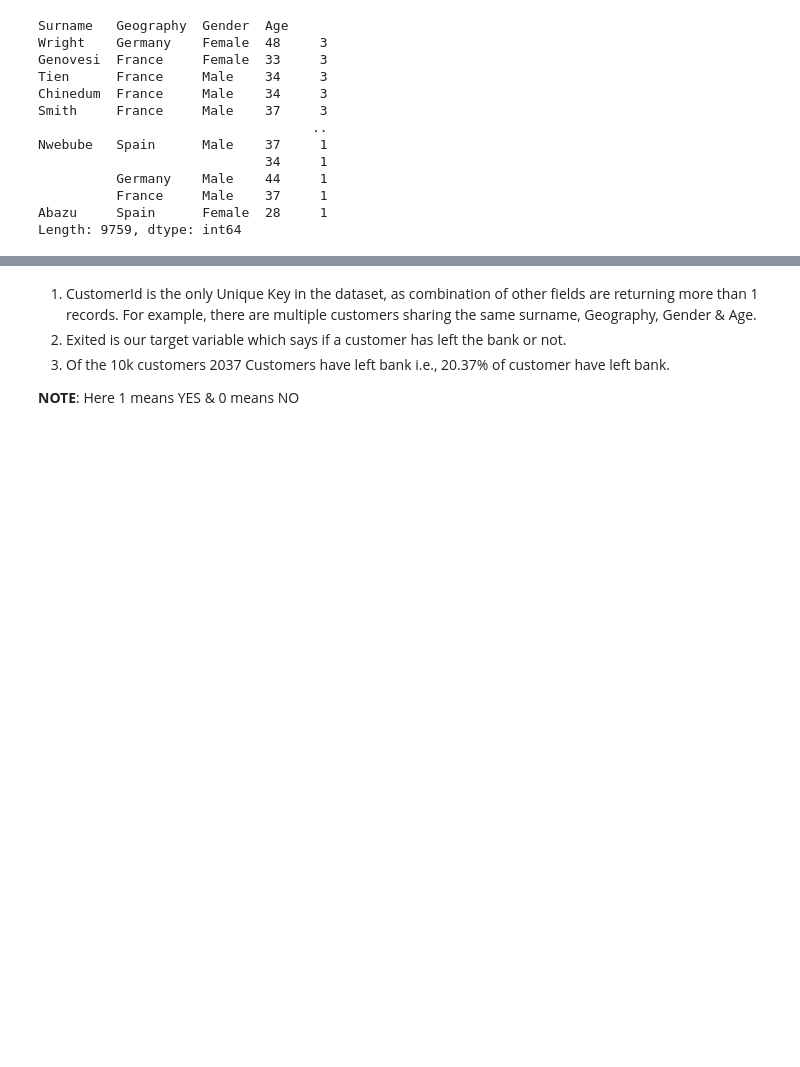
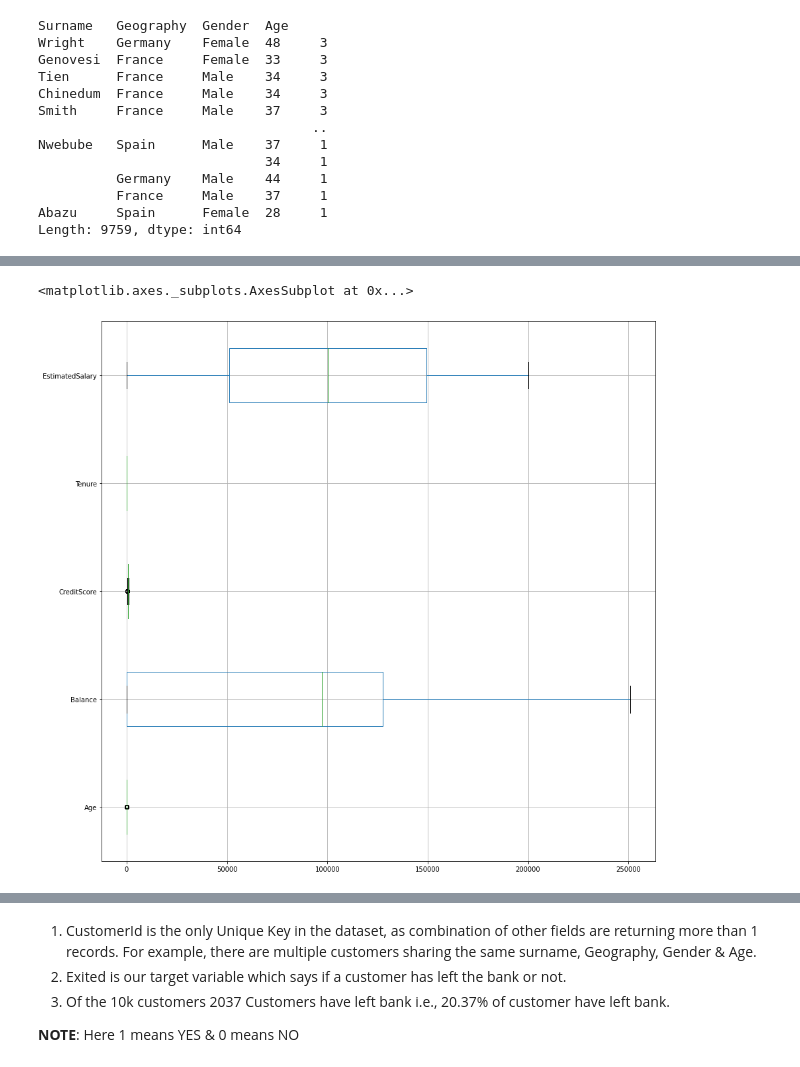
Before and after one commit to santhoshbvsrk/DeepLearning, a Jupyter notebook: ChurnModelling/ChurnModelling.ipynb, the cells around one changed output, grey strips where cells are left out. Cells and saved outputs as stored; diff of their text form; code cells hidden in the pictures; blank space fills up the shorter version.

```diff
--- a/ChurnModelling/ChurnModelling.ipynb
+++ b/ChurnModelling/ChurnModelling.ipynb
@@ -109,0 +150,6 @@ Length: 9759, dtype: int64
+# %%
+plt.figure(figsize=(15,15))
+df1[['Age','Balance','CreditScore', 'Tenure', 'EstimatedSalary']].boxplot(vert=0)
+# %% [output]
+<matplotlib.axes._subplots.AxesSubplot at 0x...>
+[figure, added]
```
Also changed, not shown: parts of 19 cells of this notebook.
